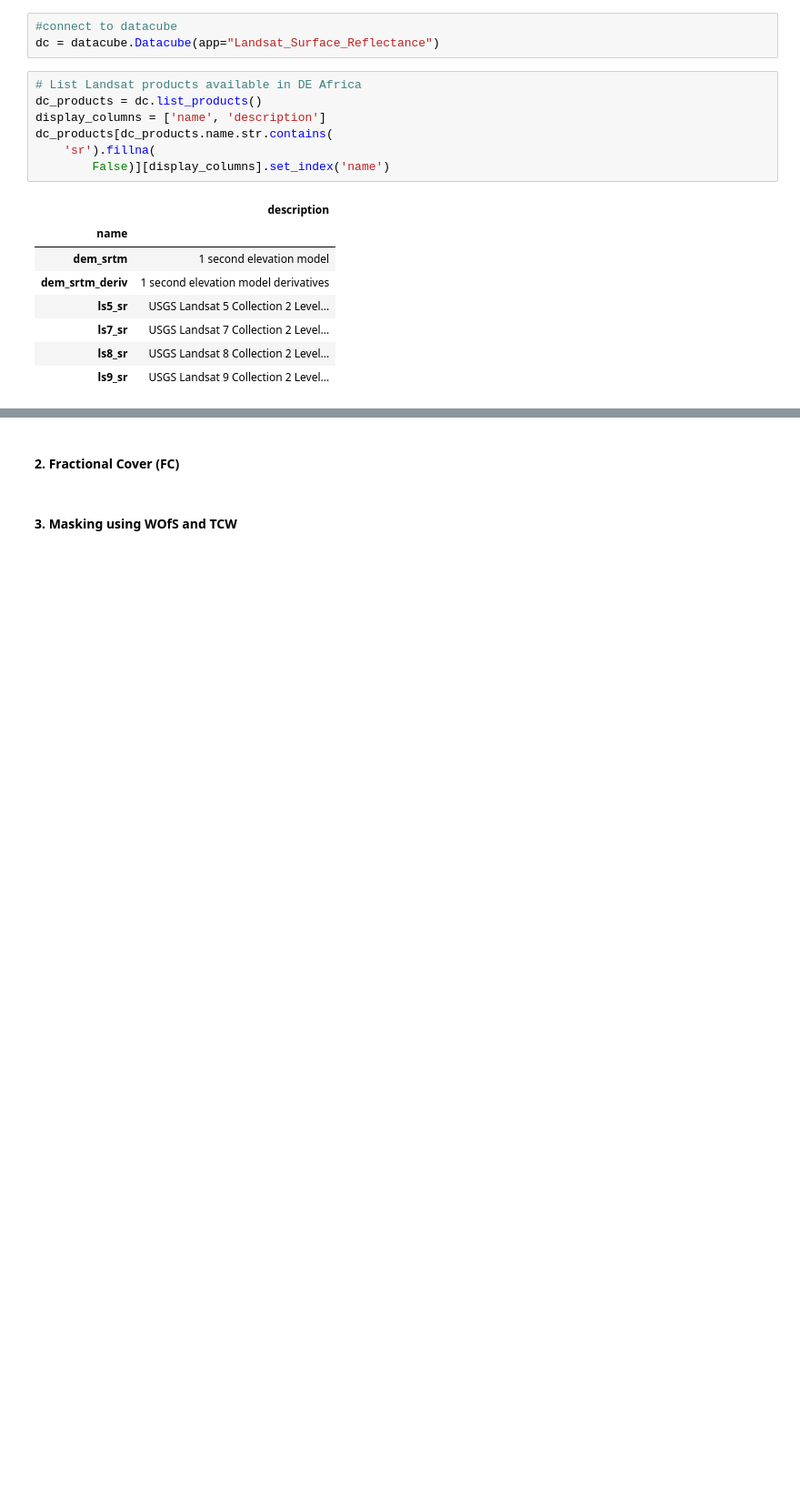
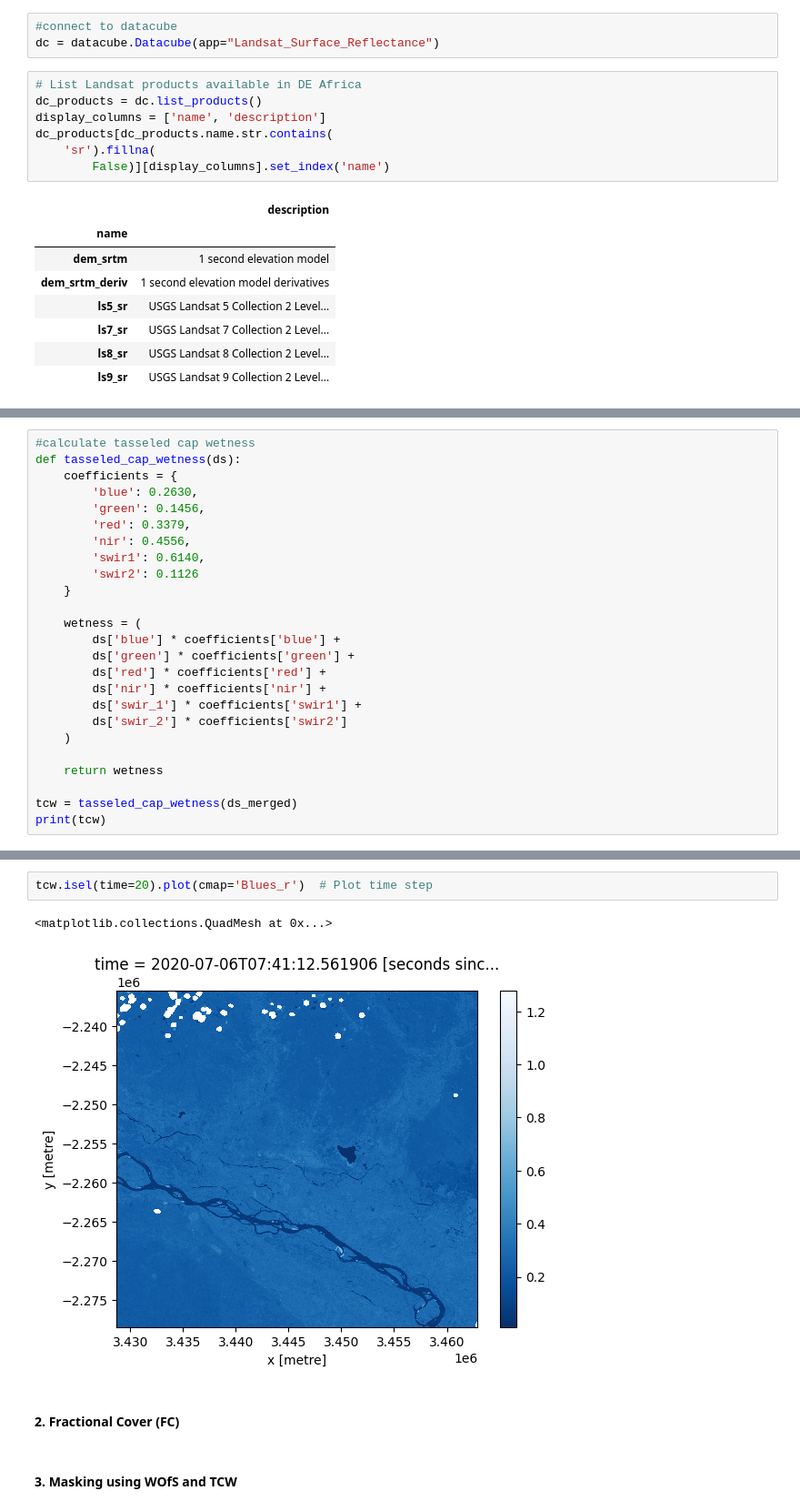
Before and after one commit to Ethel-Ogallo/Wetland_Inundation_DE-Africa, a Jupyter notebook: Zambezi_wetland_dynamics.ipynb, the cells around one changed output, grey strips where cells are left out. Shown at 91% size. Saved outputs shown, nothing was run; the diff lists cells and outputs as text; blank space fills up the shorter version.

```diff
--- a/Zambezi_wetland_dynamics.ipynb
+++ b/Zambezi_wetland_dynamics.ipynb
@@ -190,0 +279,25 @@ print(wetness_ds)
+# %%
+#calculate tasseled cap wetness
+def tasseled_cap_wetness(ds):
+    coefficients = {
+        'blue': 0.2630,
+        'green': 0.1456,
+        'red': 0.3379,
+        'nir': 0.4556,
+        'swir1': 0.6140,
+        'swir2': 0.1126
+    }
+
+    wetness = (
+        ds['blue'] * coefficients['blue'] +
+        ds['green'] * coefficients['green'] +
+        ds['red'] * coefficients['red'] +
+        ds['nir'] * coefficients['nir'] +
+        ds['swir_1'] * coefficients['swir1'] +
+        ds['swir_2'] * coefficients['swir2']
+    )
+
+    return wetness
+
+tcw = tasseled_cap_wetness(ds_merged)
+print(tcw)
@@ -191,3 +312,8 @@ print(wetness_ds)
+# %%
+tcw.isel(time=20).plot(cmap='Blues_r')  # Plot time step
+# %% [output]
+<matplotlib.collections.QuadMesh at 0x...>
+[figure, added]
 # %% [markdown]
 #### 2. Fractional Cover (FC)
 # %% [markdown]
```
Also changed, not shown: parts of 12 cells of this notebook.
